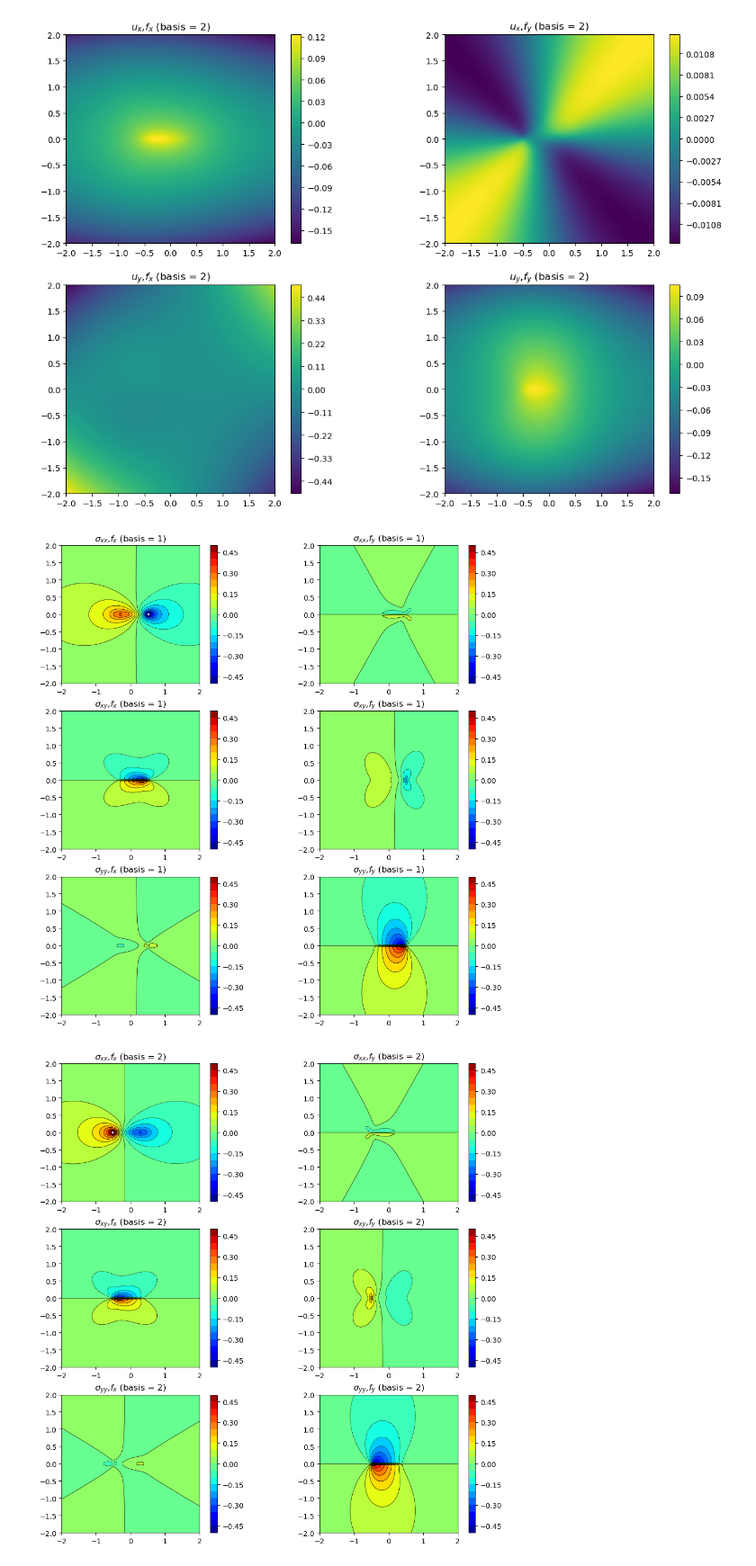
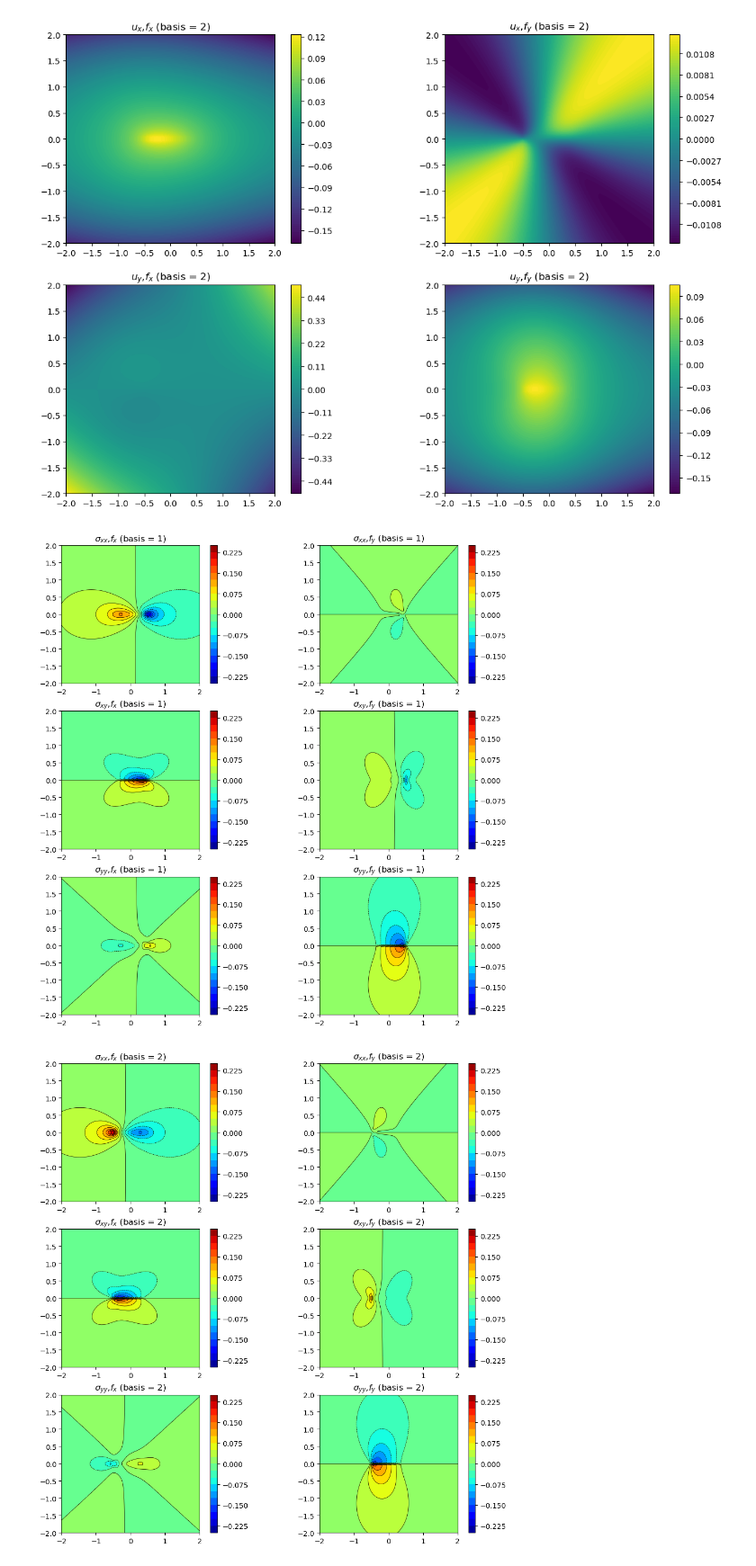
Before and after one commit to mallickrishg/bemcs, a Jupyter notebook: point_source/testing_linforcekernels_planestrain.ipynb, the cells around one changed output. Shown at 90% size. Saved outputs shown, nothing was run; the diff lists cells and outputs as text; code cells hidden in the pictures.

Commit message:
added strain kernels to planestrain line force

```diff
--- a/point_source/testing_linforcekernels_planestrain.ipynb
+++ b/point_source/testing_linforcekernels_planestrain.ipynb
@@ -473,8 +473,34 @@ def lin_force_kernel_fs(x, y, xf, yf, w, nu, mu):
 
         return term1_fx + term2_fy
 
+    exx_1 = (
+        lambda fx, fy, w: 1
+        / (2 * mu * (1 + nu))
+        * (sxx_1(fx, fy, w) - nu * syy_1(fx, fy, w))
+    )
+    exx_2 = (
+        lambda fx, fy, w: 1
+        / (2 * mu * (1 + nu))
+        * (sxx_2(fx, fy, w) - nu * syy_2(fx, fy, w))
+    )
+
+    eyy_1 = (
+        lambda fx, fy, w: 1
+        / (2 * mu * (1 + nu))
+        * (syy_1(fx, fy, w) - nu * sxx_1(fx, fy, w))
+    )
+    eyy_2 = (
+        lambda fx, fy, w: 1
+        / (2 * mu * (1 + nu))
+        * (syy_2(fx, fy, w) - nu * sxx_2(fx, fy, w))
+    )
+
+    exy_1 = lambda fx, fy, w: 1 / (2 * mu) * sxy_1(fx, fy, w)
+    exy_2 = lambda fx, fy, w: 1 / (2 * mu) * sxy_2(fx, fy, w)
+
     Disp = np.zeros((Nobs, 2, 2, 2))
     Stress = np.zeros((Nobs, 3, 2, 2))
+    Strain = np.zeros((Nobs, 3, 2, 2))
 
     # fx kernels
     Disp[:, 0, 0, :] = np.hstack([ux_1(1, 0, w), ux_2(1, 0, w)])
@@ -482,6 +508,9 @@ def lin_force_kernel_fs(x, y, xf, yf, w, nu, mu):
     Stress[:, 0, 0, :] = np.hstack([sxx_1(1, 0, w), sxx_2(1, 0, w)])
     Stress[:, 1, 0, :] = np.hstack([sxy_1(1, 0, w), sxy_2(1, 0, w)])
     Stress[:, 2, 0, :] = np.hstack([syy_1(1, 0, w), syy_2(1, 0, w)])
+    Strain[:, 0, 0, :] = np.hstack([exx_1(1, 0, w), exx_2(1, 0, w)])
+    Strain[:, 1, 0, :] = np.hstack([exy_1(1, 0, w), exy_2(1, 0, w)])
+    Strain[:, 2, 0, :] = np.hstack([eyy_1(1, 0, w), eyy_2(1, 0, w)])
 
     # fy kernels
     Disp[:, 0, 1, :] = np.hstack([ux_1(0, 1, w), ux_2(0, 1, w)])
@@ -489,8 +518,11 @@ def lin_force_kernel_fs(x, y, xf, yf, w, nu, mu):
     Stress[:, 0, 1, :] = np.hstack([sxx_1(0, 1, w), sxx_2(0, 1, w)])
     Stress[:, 1, 1, :] = np.hstack([sxy_1(0, 1, w), sxy_2(0, 1, w)])
     Stress[:, 2, 1, :] = np.hstack([syy_1(0, 1, w), syy_2(0, 1, w)])
+    Strain[:, 0, 1, :] = np.hstack([exx_1(0, 1, w), exx_2(0, 1, w)])
+    Strain[:, 1, 1, :] = np.hstack([exy_1(0, 1, w), exy_2(0, 1, w)])
+    Strain[:, 2, 1, :] = np.hstack([eyy_1(0, 1, w), eyy_2(0, 1, w)])
 
-    return Disp, Stress
+    return Disp, Stress, Strain
 # %%
 x_offset = 0.0
 y_offset = 0.0
@@ -504,7 +536,7 @@ y_vec = np.linspace(-2.0, 2.0, ny)
 x_grid, y_grid = np.meshgrid(x_vec, y_vec)
 
 # Displacement kernels [Nobs x (ux or uy) x (fx or fy) x 2 basis functions]
-Dkernels, Skernels = lin_force_kernel_fs(
+Dkernels, Skernels, Ekernels = lin_force_kernel_fs(
     x_grid.reshape(-1, 1),
     y_grid.reshape(-1, 1),
     xf=x_offset,
@@ -541,6 +573,7 @@ for count in range(0, 2):
 [figure]
 [figure]
 # %%
+maxplotval = 0.25
 for count in range(0, 2):
     basisfunc = count
 
@@ -548,39 +581,39 @@ for count in range(0, 2):
     for i in range(0, 3):
         for j in range(0, 2):
             plotval = i * 2 + j + 1
-            toplot = Skernels[:, i, j, basisfunc]
+            toplot = Ekernels[:, i, j, basisfunc]
             plt.subplot(3, 2, plotval)
             plt.contourf(
                 x_grid,
                 y_grid,
                 toplot.reshape(ny, nx),
                 cmap="jet",
-                levels=np.linspace(-0.5, 0.5, 21),
+                levels=np.linspace(-maxplotval, maxplotval, 21),
             )
             plt.colorbar()
             plt.contour(
                 x_grid,
                 y_grid,
                 toplot.reshape(ny, nx),
                 colors="k",
-                levels=np.linspace(-0.5, 0.5, 21),
+                levels=np.linspace(-maxplotval, maxplotval, 21),
                 linewidths=0.5,
             )
 
-            plt.clim([-0.5, 0.5])
+            plt.clim([-maxplotval, maxplotval])
             if i == 0:
                 str1 = "$\sigma_{xx}$"
             elif i == 1:
                 str1 = "$\sigma_{xy}$"
             else:
                 str1 = "$\sigma_{yy}$"
             if j == 0:
                 str2 = "$f_x$"
             else:
                 str2 = "$f_y$"
             plt.title(str1 + "," + str2 + " (basis = " + str(basisfunc + 1) + ")")
             plt.gca().set_aspect("equal", adjustable="box")
     plt.show()
 # %% [output]
-[figure, old version]
+[figure, new version]
-[figure, old version]
+[figure, new version]
```
